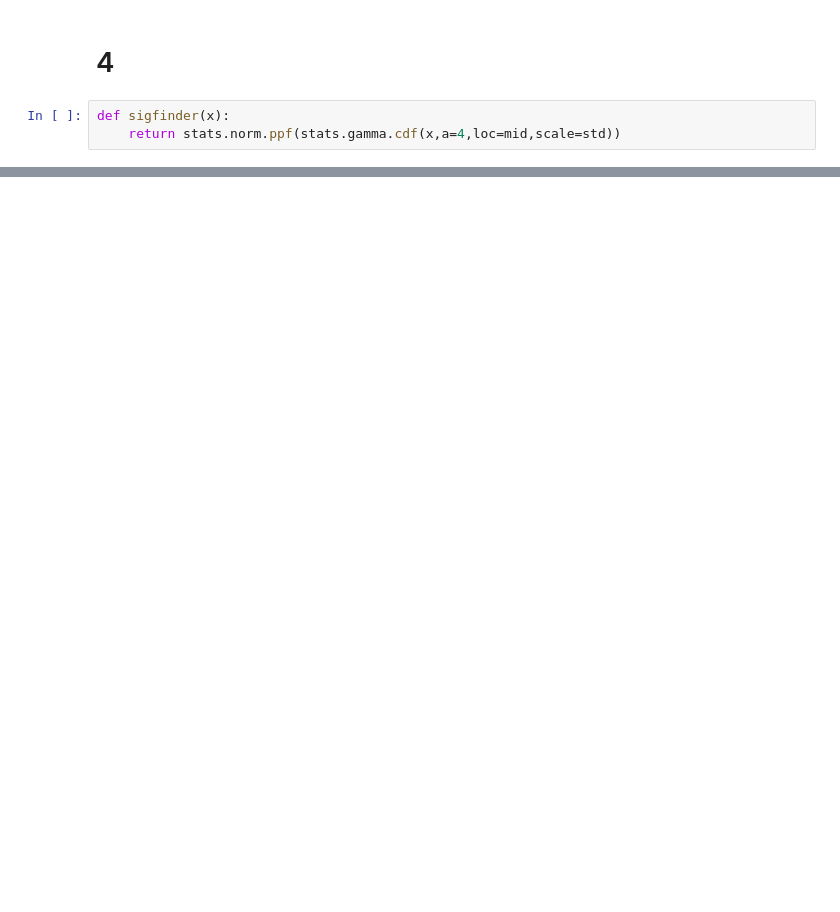
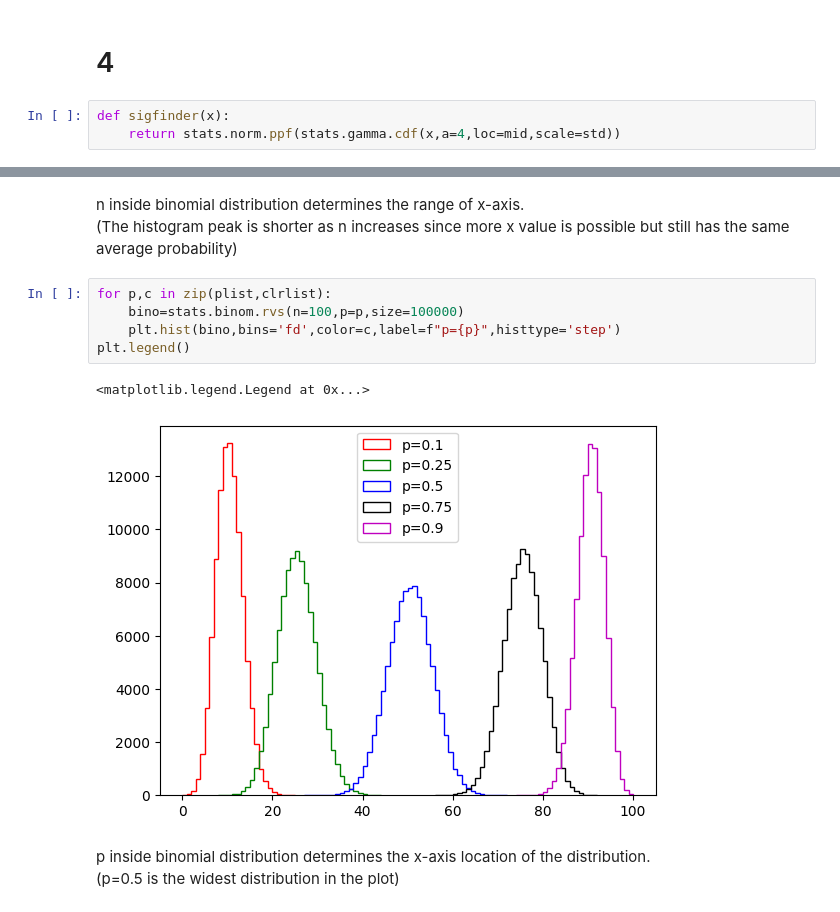
Before and after one commit to Tata-Lim/PHYS-434-Lab, a Jupyter notebook: LAB1.ipynb, the cells around one changed output, grey strips where cells are left out. Saved outputs shown, nothing was run; the diff lists cells and outputs as text; blank space fills up the shorter version.

```diff
--- a/LAB1.ipynb
+++ b/LAB1.ipynb
@@ -109,0 +130,14 @@ print(sigfinder(1260))
+# %% [markdown]
+n inside binomial distribution determines the range of x-axis. \
+(The histogram peak is shorter as n increases since more x value is possible but still has the same average probability)
+# %%
+for p,c in zip(plist,clrlist):
+    bino=stats.binom.rvs(n=100,p=p,size=100000)
+    plt.hist(bino,bins='fd',color=c,label=f"p={p}",histtype='step')
+plt.legend()
+# %% [output]
+<matplotlib.legend.Legend at 0x...>
+[figure, added]
+# %% [markdown]
+p inside binomial distribution determines the x-axis location of the distribution. \
+(p=0.5 is the widest distribution in the plot)
```
Also changed, not shown: parts of 21 cells of this notebook.
